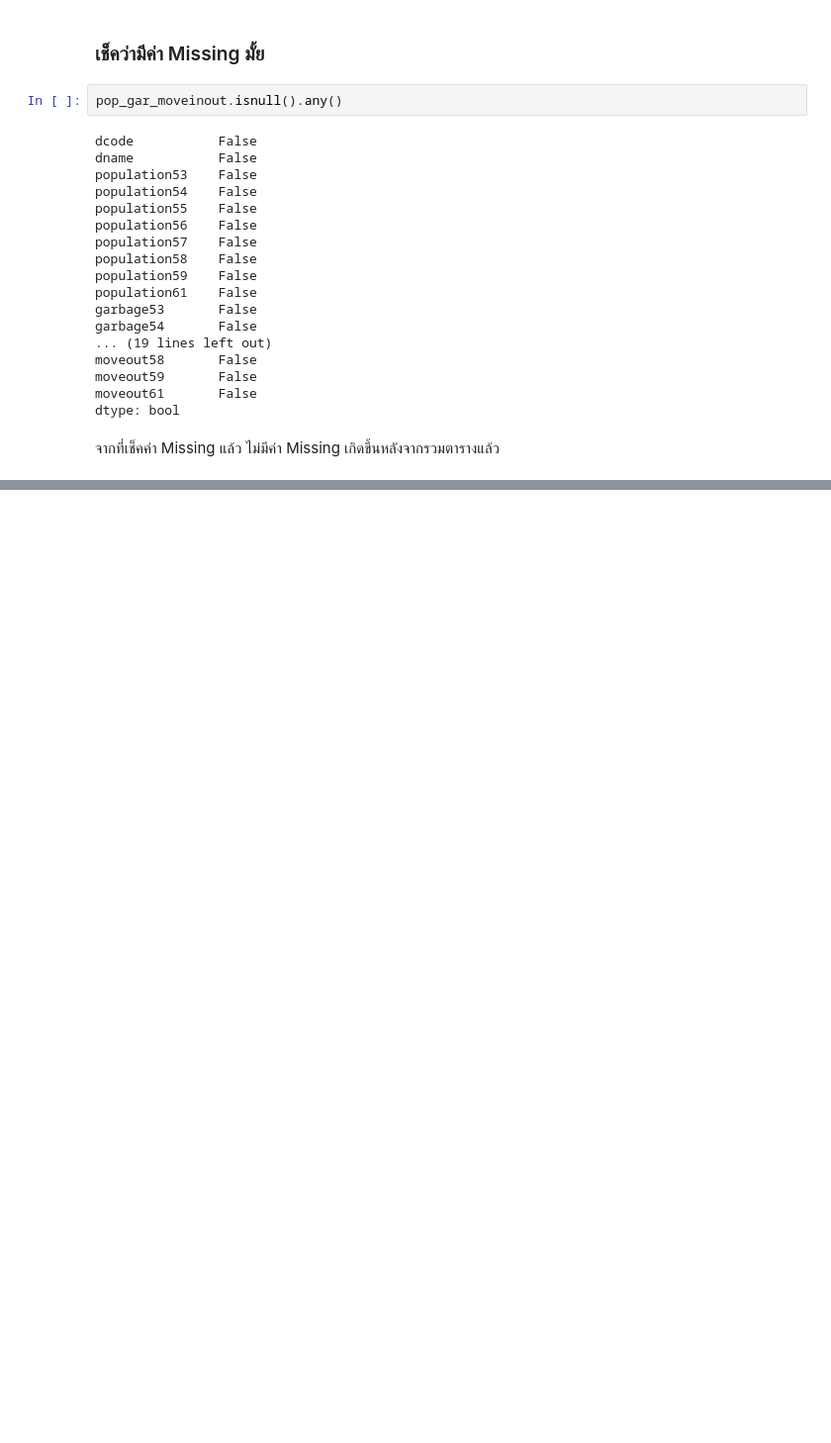
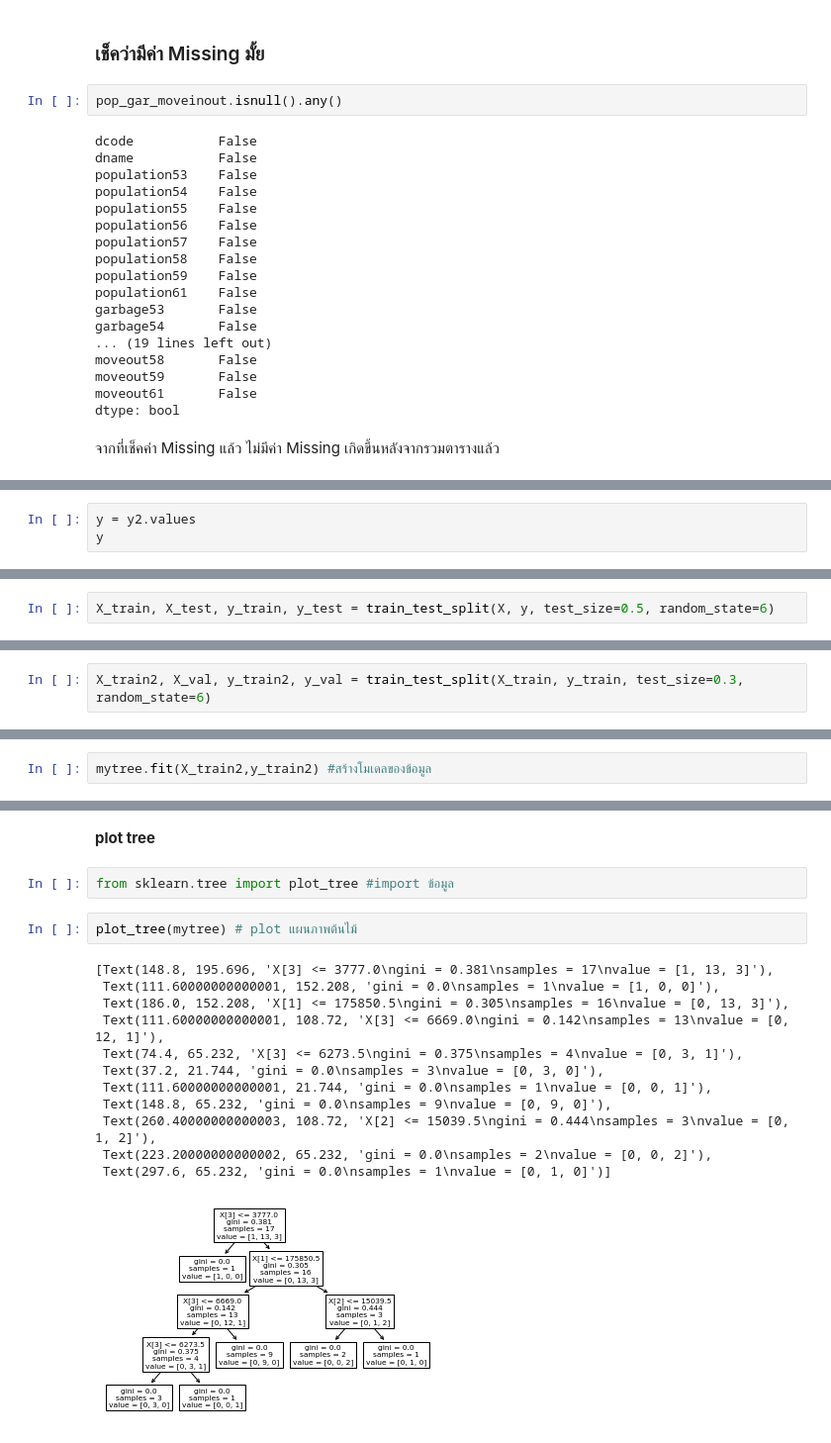
Before and after one commit to pondbaahh/DWDM21, a Jupyter notebook: Project_SUKUNA.ipynb, the cells around one changed output, grey strips where cells are left out. Shown at 99% size. Saved outputs shown, nothing was run; the diff lists cells and outputs as text; blank space fills up the shorter version.

```diff
--- a/Project_SUKUNA.ipynb
+++ b/Project_SUKUNA.ipynb
@@ -665,0 +999,3 @@ dtype: bool
+# %%
+y = y2.values
+y
@@ -665,0 +1019,2 @@ dtype: bool
+# %%
+X_train, X_test, y_train, y_test = train_test_split(X, y, test_size=0.5, random_state=6)
@@ -665,0 +1027,2 @@ dtype: bool
+# %%
+X_train2, X_val, y_train2, y_val = train_test_split(X_train, y_train, test_size=0.3, random_state=6)
@@ -665,0 +1043,2 @@ dtype: bool
+# %%
+mytree.fit(X_train2,y_train2) #สร้างโมเดลของข้อมูล
@@ -665,0 +1067,19 @@ dtype: bool
+# %% [markdown]
+**plot tree**
+# %%
+from sklearn.tree import plot_tree #import ข้อมูล
+# %%
+plot_tree(mytree) # plot แผนภาพต้นไม้
+# %% [output]
+[Text(148.8, 195.696, 'X[3] <= 3777.0\ngini = 0.381\nsamples = 17\nvalue = [1, 13, 3]'),
+ Text(111.60000000000001, 152.208, 'gini = 0.0\nsamples = 1\nvalue = [1, 0, 0]'),
+ Text(186.0, 152.208, 'X[1] <= 175850.5\ngini = 0.305\nsamples = 16\nvalue = [0, 13, 3]'),
+ Text(111.60000000000001, 108.72, 'X[3] <= 6669.0\ngini = 0.142\nsamples = 13\nvalue = [0, 12, 1]'),
+ Text(74.4, 65.232, 'X[3] <= 6273.5\ngini = 0.375\nsamples = 4\nvalue = [0, 3, 1]'),
+ Text(37.2, 21.744, 'gini = 0.0\nsamples = 3\nvalue = [0, 3, 0]'),
+ Text(111.60000000000001, 21.744, 'gini = 0.0\nsamples = 1\nvalue = [0, 0, 1]'),
+ Text(148.8, 65.232, 'gini = 0.0\nsamples = 9\nvalue = [0, 9, 0]'),
+ Text(260.40000000000003, 108.72, 'X[2] <= 15039.5\ngini = 0.444\nsamples = 3\nvalue = [0, 1, 2]'),
+ Text(223.20000000000002, 65.232, 'gini = 0.0\nsamples = 2\nvalue = [0, 0, 2]'),
+ Text(297.6, 65.232, 'gini = 0.0\nsamples = 1\nvalue = [0, 1, 0]')]
+[figure, added]
```
Also changed, not shown: parts of 126 cells of this notebook.
